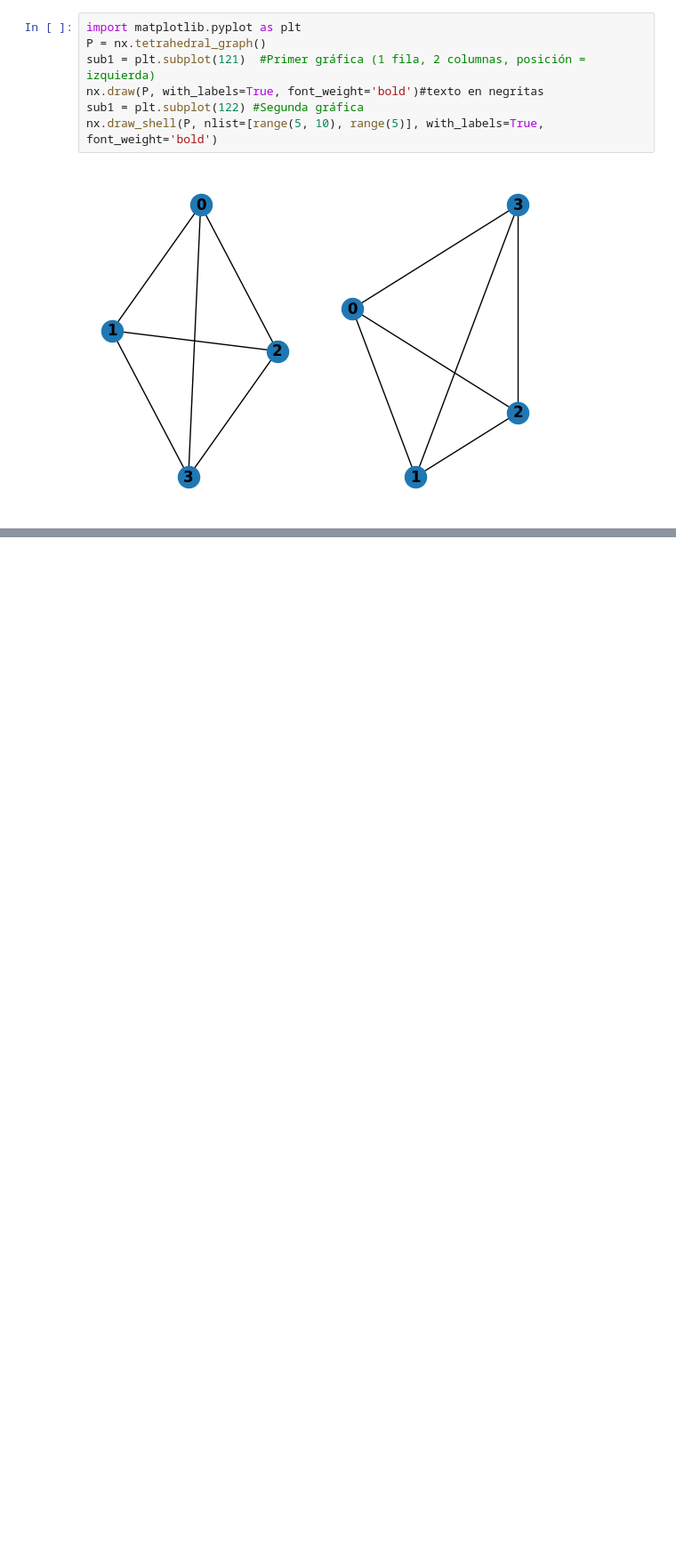
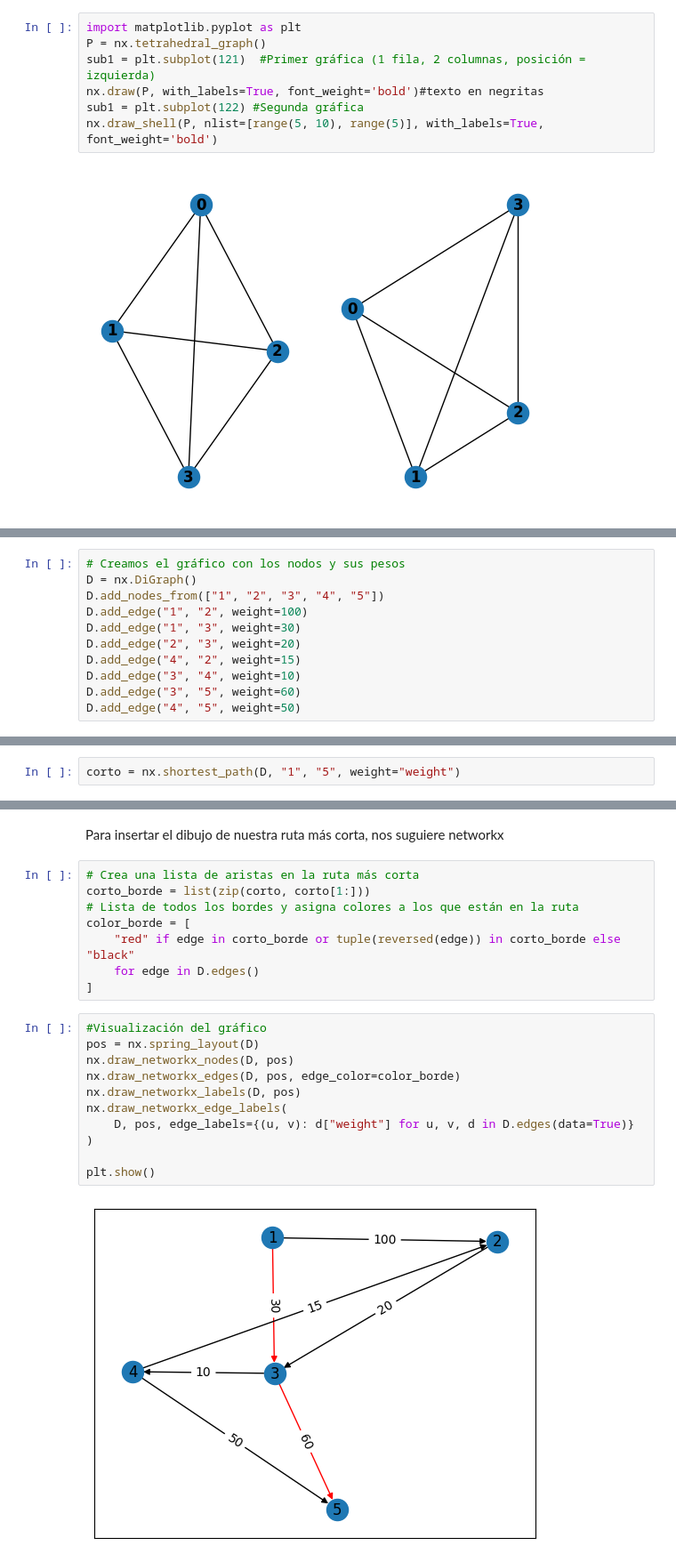
Before and after one commit to manuel1729/Investigacion-de-operaciones, a Jupyter notebook: Analisis_de_redes_bien.ipynb, the cells around one changed output, grey strips where cells are left out. Shown at 89% size. Saved outputs shown, nothing was run; the diff lists cells and outputs as text; blank space fills up the shorter version.

```diff
--- a/Analisis_de_redes_bien.ipynb
+++ b/Analisis_de_redes_bien.ipynb
@@ -296,0 +369,11 @@ nx.draw_shell(P, nlist=[range(5, 10), range(5)], with_labels=True, font_weight='
+# %%
+# Creamos el gráfico con los nodos y sus pesos
+D = nx.DiGraph()
+D.add_nodes_from(["1", "2", "3", "4", "5"])
+D.add_edge("1", "2", weight=100)
+D.add_edge("1", "3", weight=30)
+D.add_edge("2", "3", weight=20)
+D.add_edge("4", "2", weight=15)
+D.add_edge("3", "4", weight=10)
+D.add_edge("3", "5", weight=60)
+D.add_edge("4", "5", weight=50)
@@ -296,0 +382,2 @@ nx.draw_shell(P, nlist=[range(5, 10), range(5)], with_labels=True, font_weight='
+# %%
+corto = nx.shortest_path(D, "1", "5", weight="weight")
@@ -296,0 +393,23 @@ nx.draw_shell(P, nlist=[range(5, 10), range(5)], with_labels=True, font_weight='
+# %% [markdown]
+Para insertar el dibujo de nuestra ruta más corta, nos suguiere networkx
+# %%
+# Crea una lista de aristas en la ruta más corta
+corto_borde = list(zip(corto, corto[1:]))
+# Lista de todos los bordes y asigna colores a los que están en la ruta
+color_borde = [
+    "red" if edge in corto_borde or tuple(reversed(edge)) in corto_borde else "black"
+    for edge in D.edges()
+]
+# %%
+#Visualización del gráfico
+pos = nx.spring_layout(D)
+nx.draw_networkx_nodes(D, pos)
+nx.draw_networkx_edges(D, pos, edge_color=color_borde)
+nx.draw_networkx_labels(D, pos)
+nx.draw_networkx_edge_labels(
+    D, pos, edge_labels={(u, v): d["weight"] for u, v, d in D.edges(data=True)}
+)
+
+plt.show()
+# %% [output]
+[figure, added]
```
Also changed, not shown: parts of 27 cells of this notebook.
